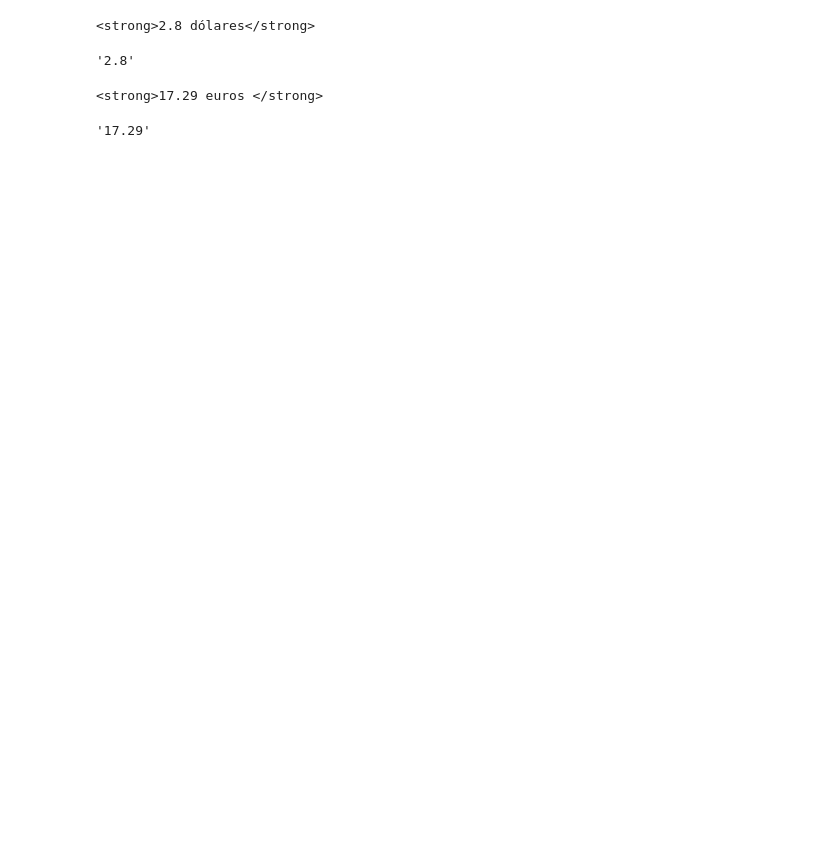
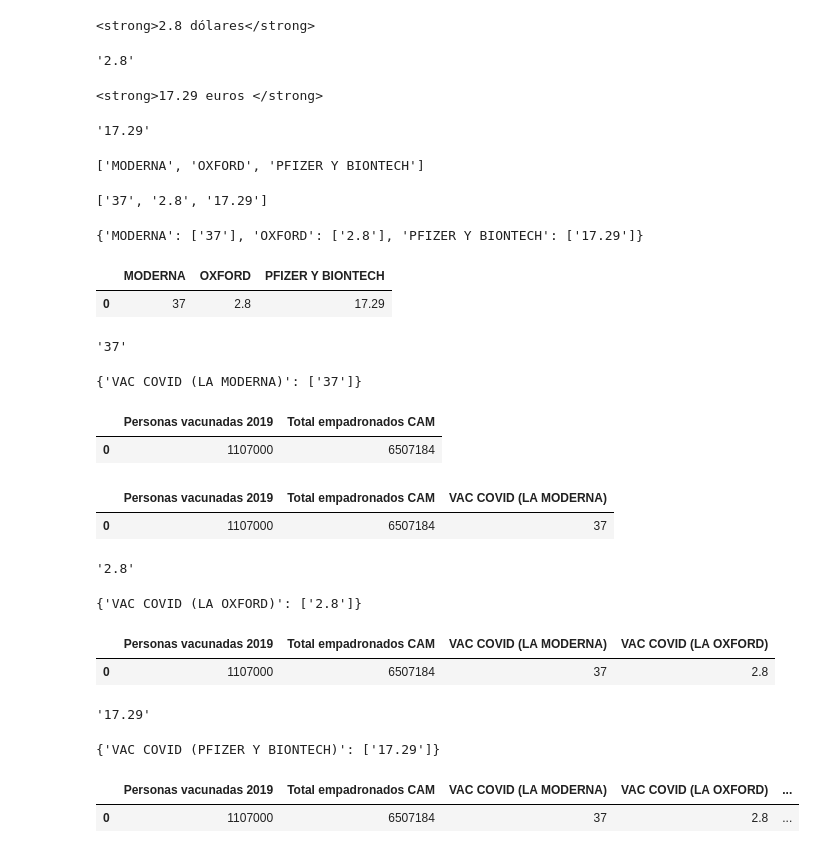
Before and after one commit to JMGONB/DS_0620, a Jupyter notebook: mi_proyecto_agosto/src/utils/vacunas.ipynb, the cells around one changed output. Saved outputs shown, nothing was run; the diff lists cells and outputs as text; code cells hidden in the pictures; blank space fills up the shorter version.

Commit message:
Vacunas actualizado 19-08-2020 a 20:08

```diff
--- a/mi_proyecto_agosto/src/utils/vacunas.ipynb
+++ b/mi_proyecto_agosto/src/utils/vacunas.ipynb
@@ -923,3 +925,13 @@ labor_3_precio=labor_3_precio[0:5]
 labor_3_precio
 # %% [output]
 '17.29'
+# %%
+laboratorios_covid=[laboratori_1,laboratori_2,laboratori_3]
+laboratorios_covid
+# %% [output]
+['MODERNA', 'OXFORD', 'PFIZER Y BIONTECH']
+# %%
+precio_covid=[labor_1_precio,labor_2_precio,labor_3_precio]
+precio_covid
+# %% [output]
+['37', '2.8', '17.29']
@@ -925,0 +940,70 @@ labor_3_precio
+# %%
+laboratorios_precios
+# %% [output]
+{'MODERNA': ['37'], 'OXFORD': ['2.8'], 'PFIZER Y BIONTECH': ['17.29']}
+# %%
+vacuna_covid_precios=pd.DataFrame(laboratorios_precios)
+vacuna_covid_precios
+# %% [output]
+|  | MODERNA | OXFORD | PFIZER Y BIONTECH |
+| 0 | 37 | 2.8 | 17.29 |
+# %%
+vacuna_covid_precios_m=vacuna_covid_precios.iloc[0,0]
+vacuna_covid_precios_m
+# %% [output]
+'37'
+# %%
+valores=[vacuna_covid_precios_m]
+rotulo1=["VAC COVID (LA MODERNA)"]
+resultados1={rotulo1[0]:valores}
+resultados1
+# %% [output]
+{'VAC COVID (LA MODERNA)': ['37']}
+# %%
+covid_coste_cm=gasto_vacunas_def.iloc[:,2:4]
+covid_coste_cm
+# %% [output]
+|  | Personas vacunadas 2019 | Total empadronados CAM |
+| 0 | 1107000 | 6507184 |
+# %%
+covid_coste_cm["VAC COVID (LA MODERNA)"]=valores
+covid_coste_cm
+# %% [output]
+|  | Personas vacunadas 2019 | Total empadronados CAM | VAC COVID (LA MODERNA) |
+| 0 | 1107000 | 6507184 | 37 |
+# %%
+vacuna_covid_precios_m2=vacuna_covid_precios.iloc[0,1]
+vacuna_covid_precios_m2
+# %% [output]
+'2.8'
+# %%
+valores1=[vacuna_covid_precios_m2]
+rotulo2=["VAC COVID (LA OXFORD)"]
+resultados2={rotulo2[0]:valores1}
+resultados2
+# %% [output]
+{'VAC COVID (LA OXFORD)': ['2.8']}
+# %%
+covid_coste_cm["VAC COVID (LA OXFORD)"]=valores1
+covid_coste_cm
+# %% [output]
+|  | Personas vacunadas 2019 | Total empadronados CAM | VAC COVID (LA MODERNA) | VAC COVID (LA OXFORD) |
+| 0 | 1107000 | 6507184 | 37 | 2.8 |
+# %%
+vacuna_covid_precios_m3=vacuna_covid_precios.iloc[0,2]
+vacuna_covid_precios_m3
+# %% [output]
+'17.29'
+# %%
+valores2=[vacuna_covid_precios_m3]
+rotulo3=["VAC COVID (PFIZER Y BIONTECH)"]
+resultados3={rotulo3[0]:valores2}
+resultados3
+# %% [output]
+{'VAC COVID (PFIZER Y BIONTECH)': ['17.29']}
+# %%
+covid_coste_cm["VAC COVID (PFIZER Y BIONTECH)"]=valores2
+covid_coste_cm
+# %% [output]
+|  | Personas vacunadas 2019 | Total empadronados CAM | VAC COVID (LA MODERNA) | VAC COVID (LA OXFORD) | ... |
+| 0 | 1107000 | 6507184 | 37 | 2.8 | ... |
```
Also changed, not shown: parts of 6 cells of this notebook.
